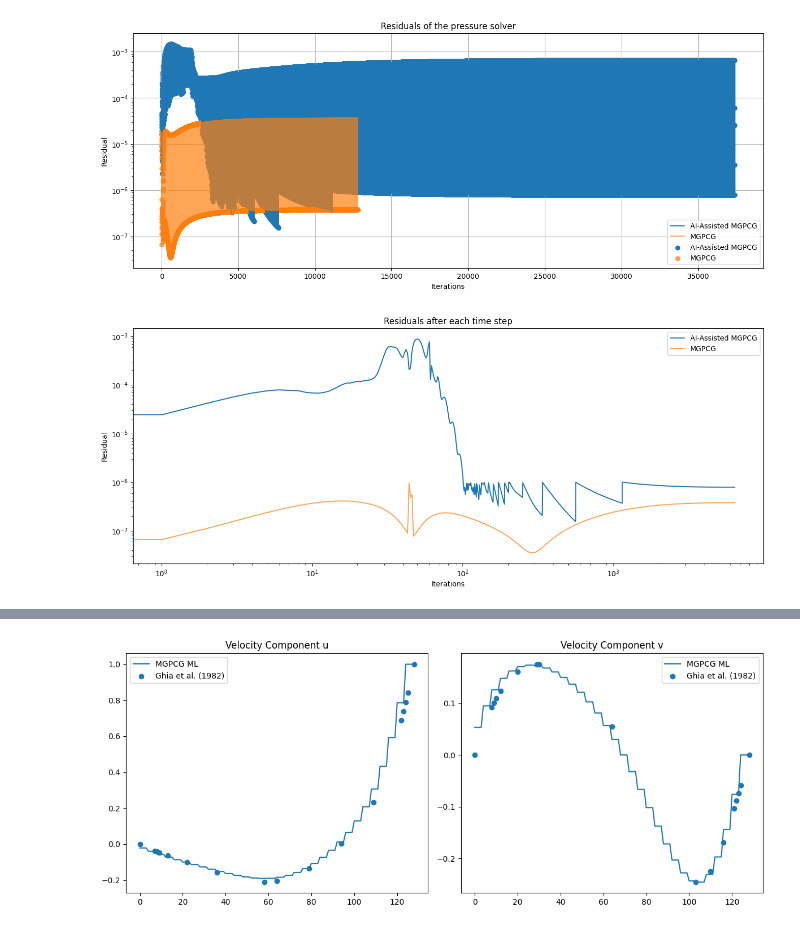
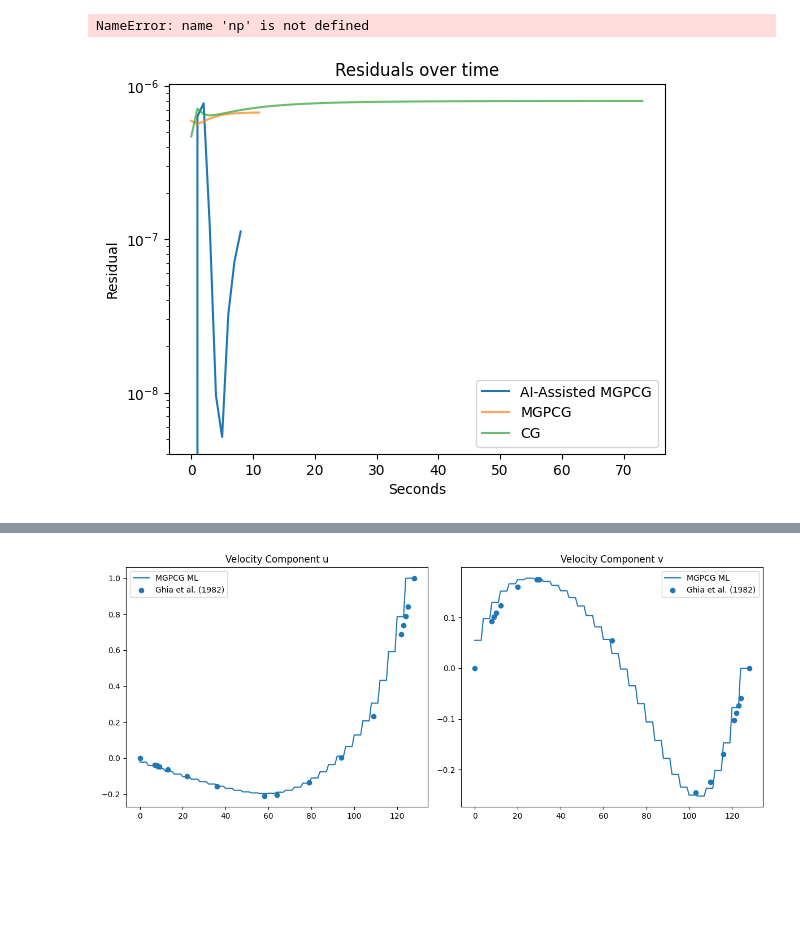
Before and after one commit to glaand/bachelor-thesis, a Jupyter notebook: ml/ml_analysis_azulay.ipynb, the cells around one changed output, grey strips where cells are left out. Saved outputs shown, nothing was run; the diff lists cells and outputs as text; code cells hidden in the pictures; blank space fills up the shorter version.

```diff
--- a/ml/ml_analysis_azulay.ipynb
+++ b/ml/ml_analysis_azulay.ipynb
@@ -3,51 +3,43 @@ import numpy as np
 import matplotlib.pyplot as plt
 import torch
 from train_lid_driven_cavity_azulay import custom_loss
+# %%
+ml_residuals_without = np.loadtxt("../experiments/2d/ml/residuals_without_pressure_solver.dat")
+mgpcg_residuals_without = np.loadtxt("../experiments/2d/mgpcg/residuals_without_pressure_solver.dat")
+cg_residuals_without = np.loadtxt("../experiments/2d/conjugate_gradient/residuals_without_pressure_solver.dat")
+
+# Plot the residuals
+
+# Set title, explain what plot ist
+plt.figure(figsize=(16, 6))
+plt.title("Residuals after each time step")
+plt.plot(ml_residuals_without, label="AI-Assisted MGPCG")
+plt.plot(mgpcg_residuals_without, label="MGPCG", alpha=0.7)
+plt.plot(cg_residuals_without, label="CG", alpha=0.7)
+
+plt.yscale("log")
+plt.xscale("log")
+plt.xlabel("Iterations")
+plt.ylabel("Residual")
+plt.legend()
+plt.show()
+# %% [output]
+NameError: name 'np' is not defined
 # %%
-ml_residuals = np.loadtxt("../experiments/2d/ml/residuals_with_pressure_solver.dat")
-mgpcg_residuals = np.loadtxt("../experiments/2d/mgpcg/residuals_with_pressure_solver.dat")
-
-# last 60 iterations
-ml_residuals = ml_residuals
-mgpcg_residuals = mgpcg_residuals
+ml_residuals_over_time = np.loadtxt("../experiments/2d/ml/residuals_over_time.dat")
+mgpcg_residuals_over_time = np.loadtxt("../experiments/2d/mgpcg/residuals_over_time.dat")
+cg_residuals_over_time = np.loadtxt("../experiments/2d/conjugate_gradient/residuals_over_time.dat")
 
 # Plot the residuals
-
-# Set title ()
-plt.figure(figsize=(16, 6))
-plt.title("Residuals of the pressure solver")
-plt.plot(ml_residuals, label="AI-Assisted MGPCG")
-plt.plot(mgpcg_residuals, label="MGPCG", alpha=0.7)
-# scatter plot
-plt.scatter(np.arange(len(ml_residuals)), ml_residuals, label="AI-Assisted MGPCG")
-plt.scatter(np.arange(len(mgpcg_residuals)), mgpcg_residuals, label="MGPCG", alpha=0.7)
+plt.title("Residuals over time")
+plt.plot(ml_residuals_over_time, label="AI-Assisted MGPCG")
+plt.plot(mgpcg_residuals_over_time, label="MGPCG", alpha=0.7)
+plt.plot(cg_residuals_over_time, label="CG", alpha=0.7)
 
 plt.yscale("log")
-plt.xlabel("Iterations")
+plt.xlabel("Seconds")
 plt.ylabel("Residual")
 plt.legend()
-# grid lines
-plt.grid(True)
 plt.show()
 # %% [output]
-[figure, old version]
+[figure, new version]
-# %%
-ml_residuals_without = np.loadtxt("../experiments/2d/ml/residuals_without_pressure_solver.dat")
-mgpcg_residuals_without = np.loadtxt("../experiments/2d/mgpcg/residuals_without_pressure_solver.dat")
-
-# Plot the residuals
-
-# Set title, explain what plot ist
-plt.figure(figsize=(16, 6))
-plt.title("Residuals after each time step")
-plt.plot(ml_residuals_without, label="AI-Assisted MGPCG")
-plt.plot(mgpcg_residuals_without, label="MGPCG", alpha=0.7)
-
-plt.yscale("log")
-plt.xscale("log")
-plt.xlabel("Iterations")
-plt.ylabel("Residual")
-plt.legend()
-plt.show()
-# %% [output]
-[figure, removed]
```
Also changed, not shown: parts of 7 cells of this notebook, 16 other files.
